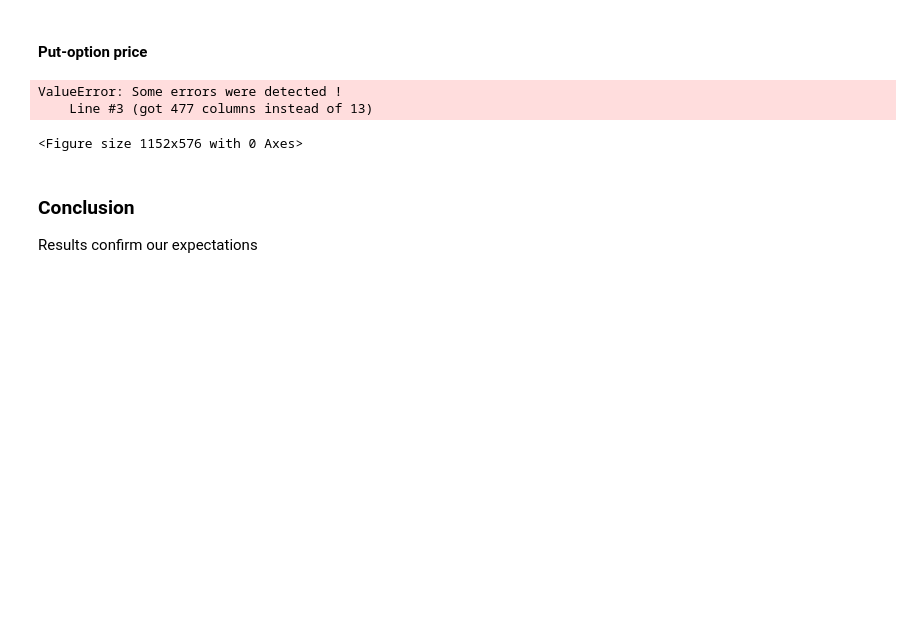
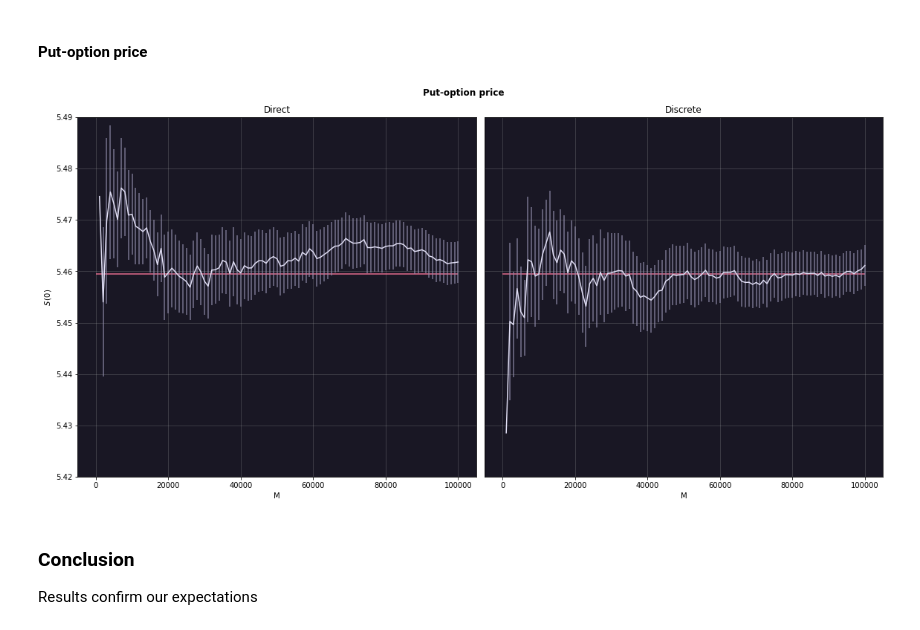
Before and after one commit to ormfav/LsnDavideVallenzasca, a Jupyter notebook: 03/03.ipynb, the cells around one changed output. Saved outputs shown, nothing was run; the diff lists cells and outputs as text; code cells hidden in the pictures; blank space fills up the shorter version.

```diff
--- a/03/03.ipynb
+++ b/03/03.ipynb
@@ -119,6 +118,9 @@ ValueError: Some errors were detected !
 # %% [markdown]
 #### Put-option price
 # %%
+y_inf=5.42
+y_sup=5.49
+
 fig=plt.figure(figsize=(16, 8))
 plt.suptitle('Put-option price', weight='bold')
 
@@ -130,43 +132,41 @@ plt.subplot(121)
 fig.axes[0].set_facecolor(bgp)
 
 pop = 5.4595325819072364
-plt.ylim(5.10, 5.70)
+plt.ylim(y_inf, y_sup)
 plt.hlines(pop, 0, int(c2['STEPS_PER_BLOCK'])*int(c2["N_BLOCKS"]),color=lmn)
 #posso mettere insieme a errorbar? ha senso cambiare tipo di grafico?
 plt.vlines(data[:,0],-data[:,4]+data[:,3],data[:,4]+data[:,3],color=err,alpha=0.8)
 plt.errorbar(data[:,0],data[:,3],color=txt)
 
 plt.xlabel('M')
 plt.ylabel('$S\,(0)$')
 plt.title("Direct")
 plt.grid(alpha=0.3)
 
 #discrete
 data = np.genfromtxt("out/031-putopt_discrete.csv", delimiter=",", skip_header=1)
 data[:,0]*=int(c2['STEPS_PER_BLOCK'])
 
 plt.subplot(122)
 fig.axes[1].set_facecolor(bgp)
 
-plt.ylim(5.10, 5.70)
+plt.ylim(y_inf, y_sup)
 plt.hlines(pop, 0, int(c2['STEPS_PER_BLOCK'])*int(c2["N_BLOCKS"]),color=lmn)
 #posso mettere insieme a errorbar? ha senso cambiare tipo di grafico?
 plt.vlines(data[:,0],-data[:,4]+data[:,3],data[:,4]+data[:,3],color=err,alpha=0.8)
 plt.errorbar(data[:,0],data[:,3],color=txt)
 
 plt.tick_params(left=False,labelleft=False)
 plt.xlabel('M')
 plt.title("Discrete")
 plt.grid(alpha=0.3)
 
 plt.tight_layout()
 
 
 plt.show()
 # %% [output]
-ValueError: Some errors were detected !
-    Line #3 (got 477 columns instead of 13)
-<Figure size 1152x576 with 0 Axes>
+[figure, added]
 # %% [markdown]
 ### Conclusion
 Results confirm our expectations
```
Also changed, not shown: parts of 2 cells of this notebook, 11 other files.
